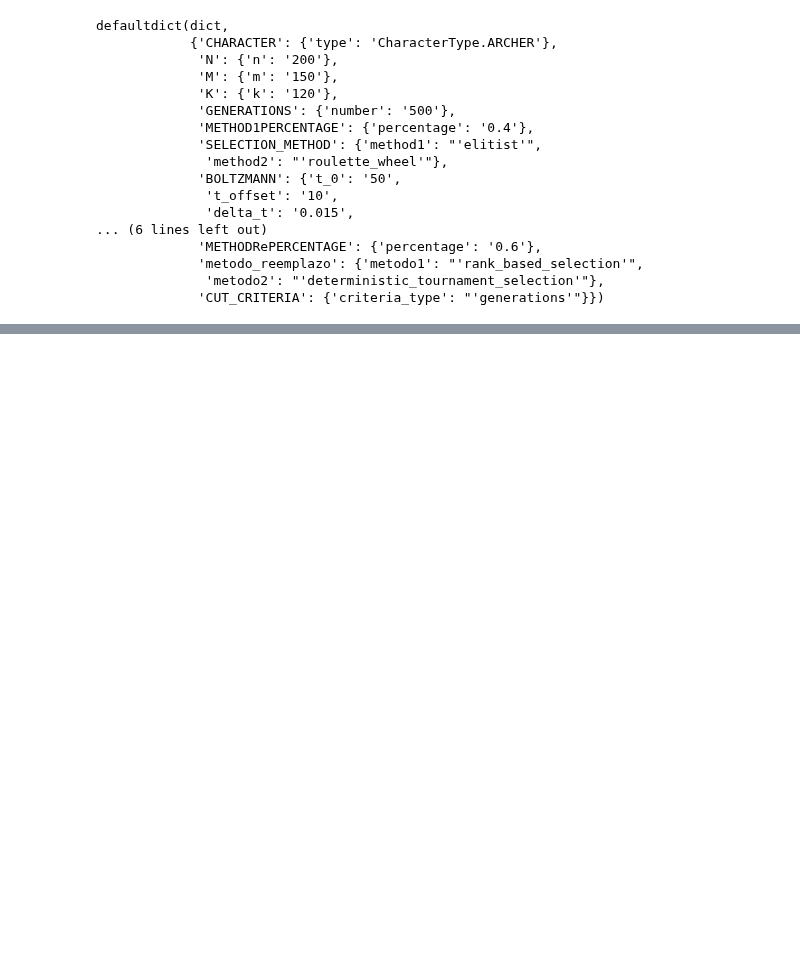
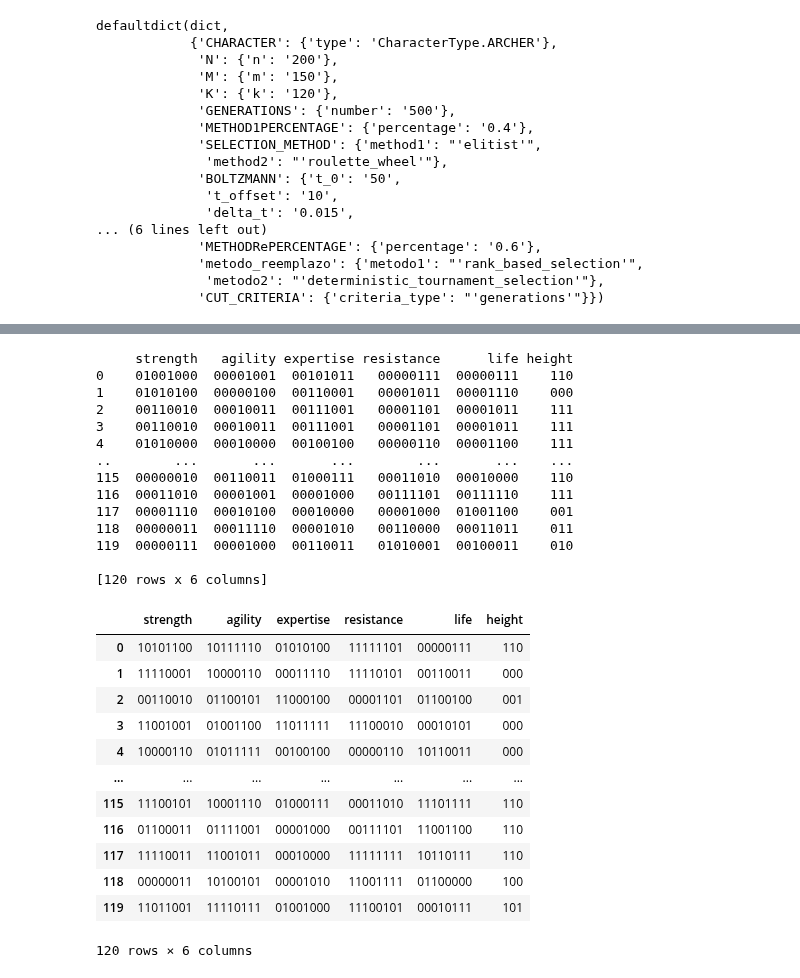
Before and after one commit to marianopm/sia-tp2, a Jupyter notebook: main-test.ipynb, the cells around one changed output, grey strips where cells are left out. Drawn from its saved outputs; the diff is of its cells as text; code cells hidden in the pictures; blank space fills up the shorter version.

```diff
--- a/main-test.ipynb
+++ b/main-test.ipynb
@@ -172,0 +269,43 @@ generation_0
+# %%
+def mutation_method(poblacion, rate, method):
+
+    if(method == 'one_gene'):
+        mutated = one_gene_mutation(poblacion, rate)
+    elif(method == 'multi_gene'):
+        mutated = multi_gene_mutation(poblacion, rate)
+    elif(method == 'multi_gene_mutation_uniform'):
+        mutated = multi_gene_mutation_uniform(poblacion, rate)
+
+    return mutated
+
+mutation_result = mutation_method(crossed_result, p.mutation_rate, p.mutation_type)
+
+mutation_result
+# %% [output]
+     strength   agility expertise resistance      life height
+0    01001000  00001001  00101011   00000111  00000111    110
+1    01010100  00000100  00110001   00001011  00001110    000
+2    00110010  00010011  00111001   00001101  00001011    111
+3    00110010  00010011  00111001   00001101  00001011    111
+4    01010000  00010000  00100100   00000110  00001100    111
+..        ...       ...       ...        ...       ...    ...
+115  00000010  00110011  01000111   00011010  00010000    110
+116  00011010  00001001  00001000   00111101  00111110    111
+117  00001110  00010100  00010000   00001000  01001100    001
+118  00000011  00011110  00001010   00110000  00011011    011
+119  00000111  00001000  00110011   01010001  00100011    010
+
+[120 rows x 6 columns]
+|  | strength | agility | expertise | resistance | life | height |
+| 0 | 10101100 | 10111110 | 01010100 | 11111101 | 00000111 | 110 |
+| 1 | 11110001 | 10000110 | 00011110 | 11110101 | 00110011 | 000 |
+| 2 | 00110010 | 01100101 | 11000100 | 00001101 | 01100100 | 001 |
+| 3 | 11001001 | 01001100 | 11011111 | 11100010 | 00010101 | 000 |
+| 4 | 10000110 | 01011111 | 00100100 | 00000110 | 10110011 | 000 |
+| ... | ... | ... | ... | ... | ... | ... |
+| 115 | 11100101 | 10001110 | 01000111 | 00011010 | 11101111 | 110 |
+| 116 | 01100011 | 01111001 | 00001000 | 00111101 | 11001100 | 110 |
+| 117 | 11110011 | 11001011 | 00010000 | 11111111 | 10110111 | 110 |
+| 118 | 00000011 | 10100101 | 00001010 | 11001111 | 01100000 | 100 |
+| 119 | 11011001 | 11110111 | 01001000 | 11100101 | 00010111 | 101 |
+120 rows × 6 columns
```
Also changed, not shown: parts of 14 cells of this notebook, 3 other files.
